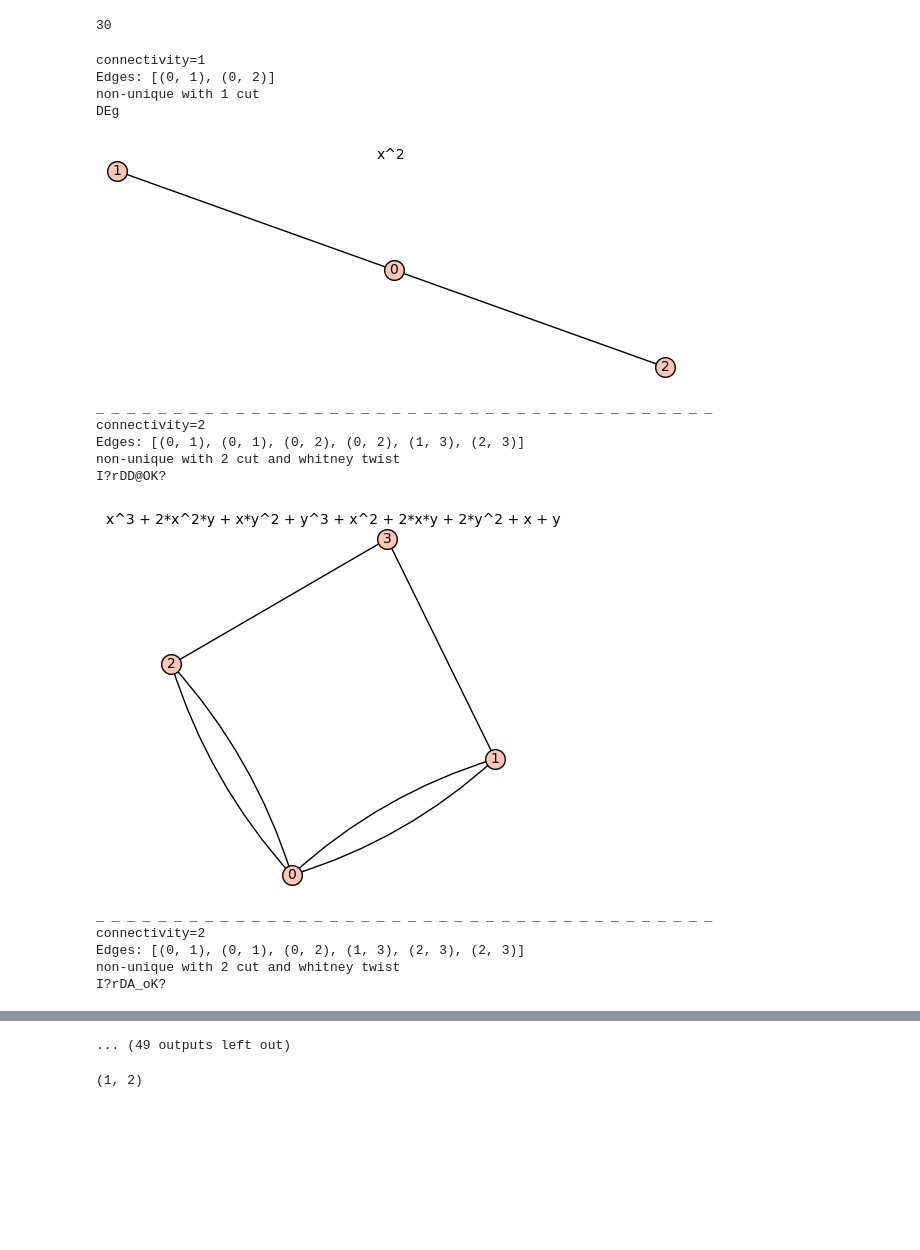
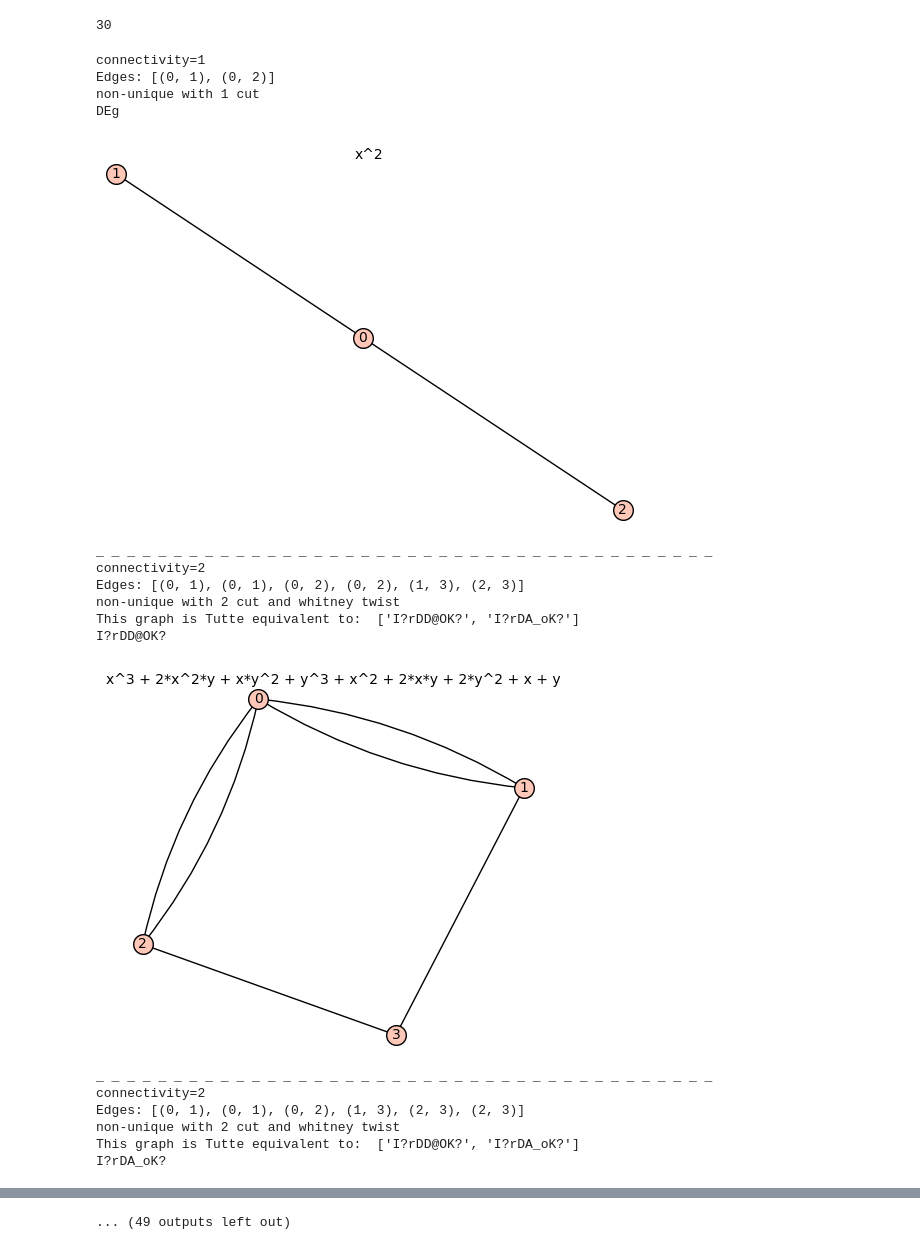
Before and after one commit to JessieHex/tutte_polynomial, a Jupyter notebook: 30 graphs that have unique decks but are not TU.ipynb, the cells around one changed output, grey strips where cells are left out. Saved outputs shown, nothing was run; the diff lists cells and outputs as text; code cells hidden in the pictures; blank space fills up the shorter version.

Commit message:
keeps only the 30 graphs, add notes for graphs that are Tutte equivalent

```diff
--- a/30 graphs that have unique decks but are not TU.ipynb
+++ b/30 graphs that have unique decks but are not TU.ipynb
@@ -439,32 +457,53 @@ len(result)
 # %% [output]
 30
 # %%
+q = f"select graph6, tutte_polynomial, connectivity, label from TP where n_deck=1 and label!={UNIQ}"
+result = cur.execute(q).fetchall()
+
+# find out the tutte equivalent graphs
+tp_dict = {}  #{tp_tuple : [g6]}
+for g6, tp, cnct, label in result:
+    tp = tp.split(" + ")
+    tp.sort()
+    tp = tuple(tp)
+    if tp in tp_dict:
+        tp_dict[tp].append(g6)
+    else:
+        tp_dict[tp] = [g6]
+
 n_one_connected = 0
 n_twist = 0
-for g6, cnct, label in result:
+for g6, tp, cnct, label in result:
+    tp = tp.split(" + ")
+    tp.sort()
+    tp = tuple(tp)
     print(f"connectivity={cnct}")
     print("Edges:", g6ToMultigraph(g6).edges(labels=False))
     print(labels_d[label])
+    if len(tp_dict[tp]) > 1:
+        print("This graph is Tutte equivalent to: ", tp_dict[tp])
     plotGraphsFromG6([g6])
     if label==ONE_CUT:
         n_one_connected += 1
     elif label==TWO_CUT_TWST:
         n_twist += 1
     print("_ "*40)
 # %% [output]
 connectivity=1
 Edges: [(0, 1), (0, 2)]
 non-unique with 1 cut
 DEg
-[figure, old version]
+[figure, new version]
 _ _ _ _ _ _ _ _ _ _ _ _ _ _ _ _ _ _ _ _ _ _ _ _ _ _ _ _ _ _ _ _ _ _ _ _ _ _ _ _
 connectivity=2
 Edges: [(0, 1), (0, 1), (0, 2), (0, 2), (1, 3), (2, 3)]
 non-unique with 2 cut and whitney twist
+This graph is Tutte equivalent to:  ['I?rDD@OK?', 'I?rDA_oK?']
 I?rDD@OK?
-[figure, old version]
+[figure, new version]
 _ _ _ _ _ _ _ _ _ _ _ _ _ _ _ _ _ _ _ _ _ _ _ _ _ _ _ _ _ _ _ _ _ _ _ _ _ _ _ _
 connectivity=2
 Edges: [(0, 1), (0, 1), (0, 2), (1, 3), (2, 3), (2, 3)]
 non-unique with 2 cut and whitney twist
+This graph is Tutte equivalent to:  ['I?rDD@OK?', 'I?rDA_oK?']
 I?rDA_oK?
@@ -490,5 +531 @@ R???EB?gD?Q?S?a?D?AG?H??Q??S??
 ... (49 outputs left out)
-# %%
-n_one_connected, n_twist
-# %% [output]
-(1, 2)
```
Also changed, not shown: parts of 8 cells of this notebook.
